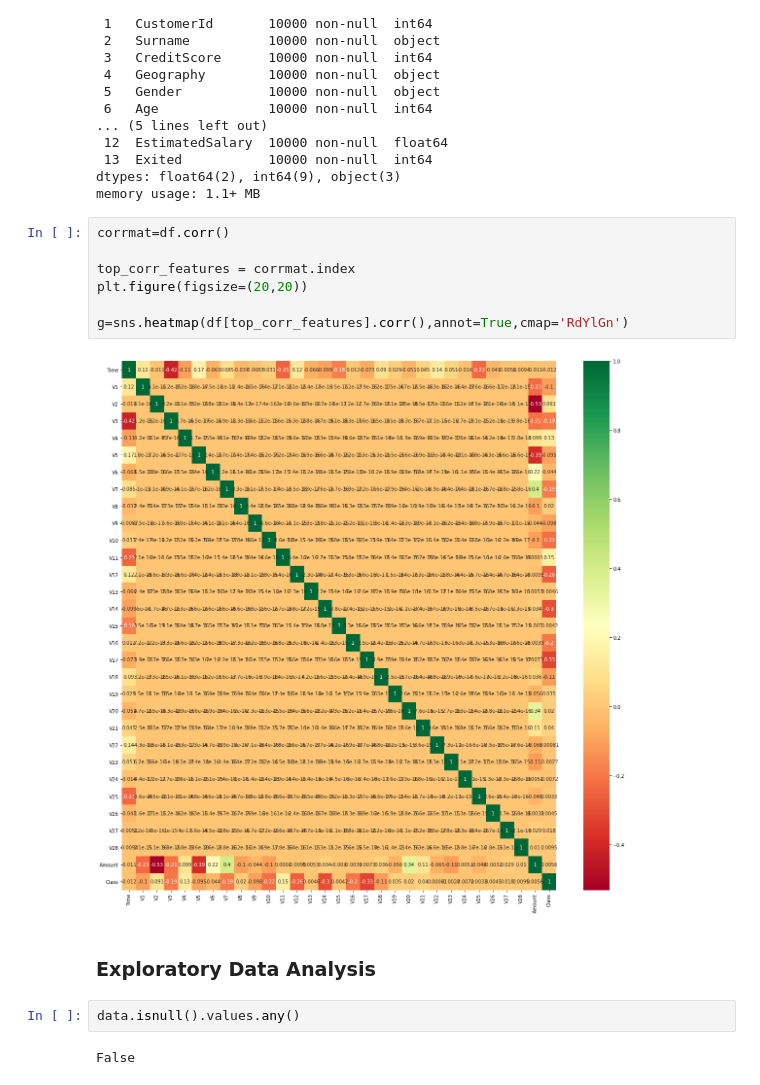
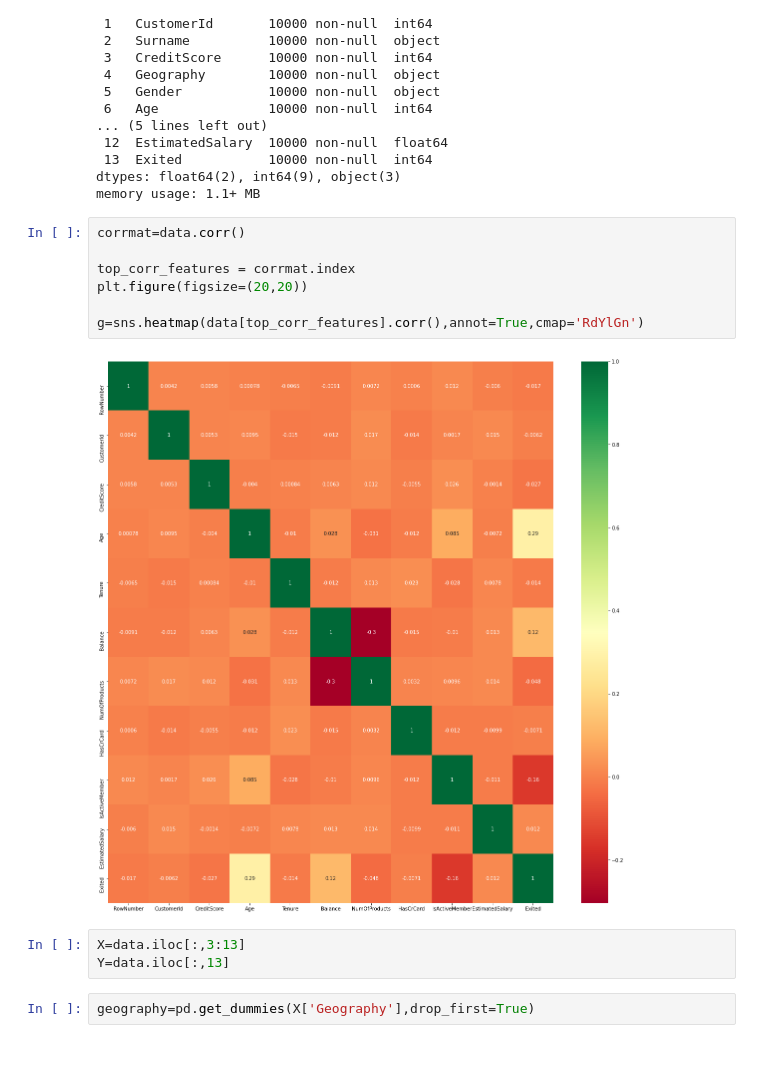
Before and after one commit to ManoranjanThakur/ML_Models-Feature_Engineering-EDA, a Jupyter notebook: Hyperparameter Optimization For Xgboost.ipynb, the cells around one changed output. Cells and saved outputs as stored; diff of their text form; blank space fills up the shorter version.

```diff
--- a/Hyperparameter Optimization For Xgboost.ipynb
+++ b/Hyperparameter Optimization For Xgboost.ipynb
@@ -55,17 +55,16 @@ Data columns (total 14 columns):
 dtypes: float64(2), int64(9), object(3)
 memory usage: 1.1+ MB
 # %%
-corrmat=df.corr()
+corrmat=data.corr()
 
 top_corr_features = corrmat.index
 plt.figure(figsize=(20,20))
 
-g=sns.heatmap(df[top_corr_features].corr(),annot=True,cmap='RdYlGn')
+g=sns.heatmap(data[top_corr_features].corr(),annot=True,cmap='RdYlGn')
 # %% [output]
-[figure, old version]
+[figure, new version]
-# %% [markdown]
-### Exploratory Data Analysis
-# %%
-data.isnull().values.any()
-# %% [output]
-False
+# %%
+X=data.iloc[:,3:13]
+Y=data.iloc[:,13]
+# %%
+geography=pd.get_dummies(X['Geography'],drop_first=True)
```
Also changed, not shown: parts of 20 cells of this notebook.
